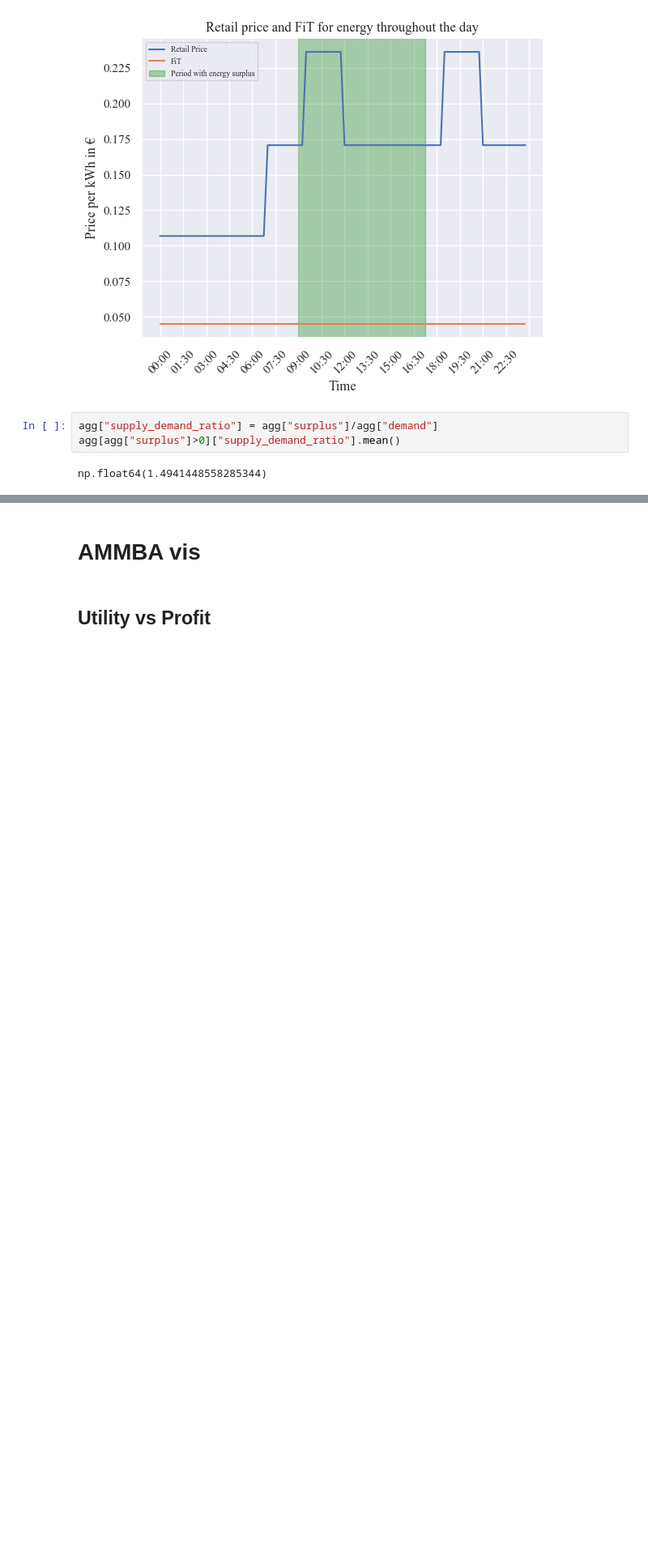
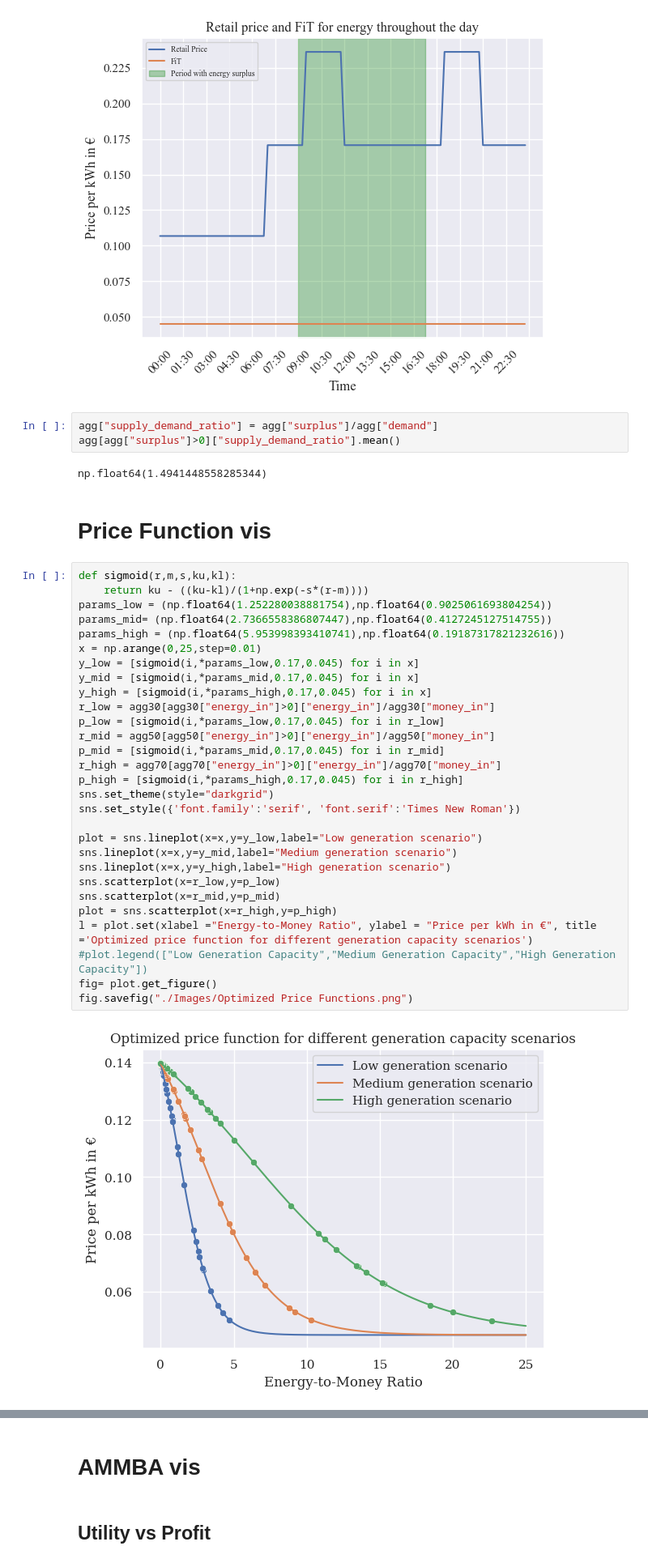
Before and after one commit to mkrahl/TruffleWorkspace, a Jupyter notebook: vis.ipynb, the cells around one changed output, grey strips where cells are left out. Shown at 81% size. Saved outputs shown, nothing was run; the diff lists cells and outputs as text; blank space fills up the shorter version.

```diff
--- a/vis.ipynb
+++ b/vis.ipynb
@@ -135,3 +129,36 @@ agg["supply_demand_ratio"] = agg["surplus"]/agg["demand"]
 agg[agg["surplus"]>0]["supply_demand_ratio"].mean()
 # %% [output]
 np.float64(1.4941448558285344)
+# %% [markdown]
+# Price Function vis
+# %%
+def sigmoid(r,m,s,ku,kl):
+    return ku - ((ku-kl)/(1+np.exp(-s*(r-m))))
+params_low = (np.float64(1.252280038881754),np.float64(0.9025061693804254))
+params_mid= (np.float64(2.7366558386807447),np.float64(0.4127245127514755))
+params_high = (np.float64(5.953998393410741),np.float64(0.19187317821232616))
+x = np.arange(0,25,step=0.01)
+y_low = [sigmoid(i,*params_low,0.17,0.045) for i in x]
+y_mid = [sigmoid(i,*params_mid,0.17,0.045) for i in x]
+y_high = [sigmoid(i,*params_high,0.17,0.045) for i in x]
+r_low = agg30[agg30["energy_in"]>0]["energy_in"]/agg30["money_in"]
+p_low = [sigmoid(i,*params_low,0.17,0.045) for i in r_low]
+r_mid = agg50[agg50["energy_in"]>0]["energy_in"]/agg50["money_in"]
+p_mid = [sigmoid(i,*params_mid,0.17,0.045) for i in r_mid]
+r_high = agg70[agg70["energy_in"]>0]["energy_in"]/agg70["money_in"]
+p_high = [sigmoid(i,*params_high,0.17,0.045) for i in r_high]
+sns.set_theme(style="darkgrid")
+sns.set_style({'font.family':'serif', 'font.serif':'Times New Roman'})
+
+plot = sns.lineplot(x=x,y=y_low,label="Low generation scenario")
+sns.lineplot(x=x,y=y_mid,label="Medium generation scenario")
+sns.lineplot(x=x,y=y_high,label="High generation scenario")
+sns.scatterplot(x=r_low,y=p_low)
+sns.scatterplot(x=r_mid,y=p_mid)
+plot = sns.scatterplot(x=r_high,y=p_high)
+l = plot.set(xlabel ="Energy-to-Money Ratio", ylabel = "Price per kWh in €", title ='Optimized price function for different generation capacity scenarios')
+#plot.legend(["Low Generation Capacity","Medium Generation Capacity","High Generation Capacity"])
+fig= plot.get_figure()
+fig.savefig("./Images/Optimized Price Functions.png")
+# %% [output]
+[figure, added]
```
Also changed, not shown: parts of 12 cells of this notebook, 24 other files.
